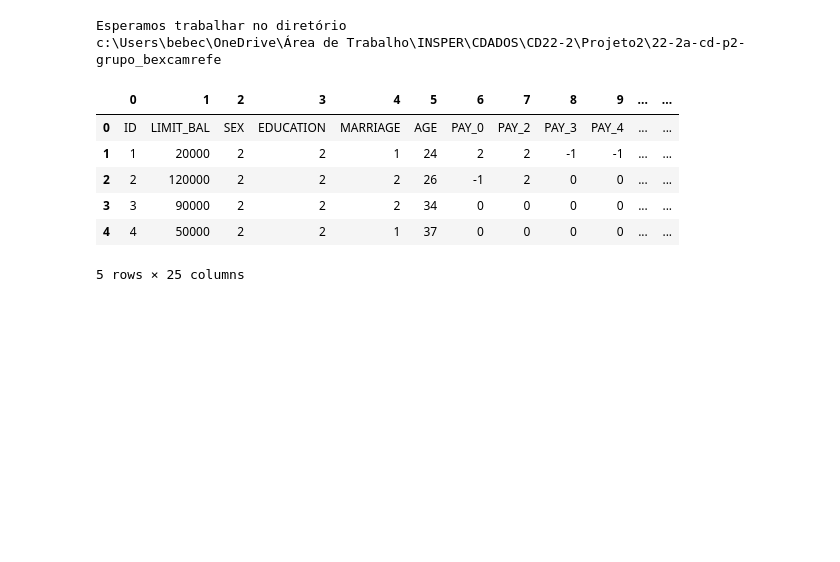
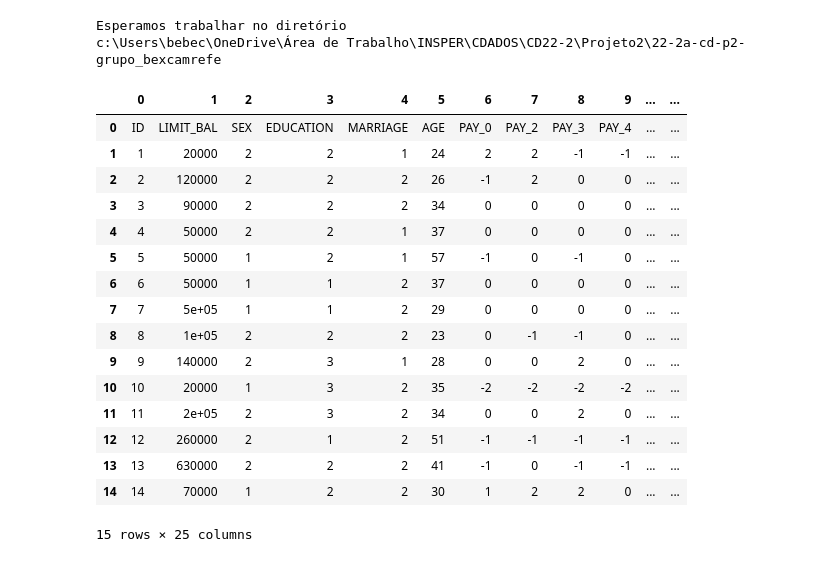
Before and after one commit to insper-classroom/22-2a-cd-p2-grupo_bexcamrefe, a Jupyter notebook: Relatorio_P2.ipynb, the cells around one changed output. Drawn from its saved outputs; the diff is of its cells as text; code cells hidden in the pictures; blank space fills up the shorter version.

```diff
--- a/Relatorio_P2.ipynb
+++ b/Relatorio_P2.ipynb
@@ -72,15 +98,25 @@ print(os.getcwd())
 Esperamos trabalhar no diretório
 c:\Users\bebec\OneDrive\Área de Trabalho\INSPER\CDADOS\CD22-2\Projeto2\22-2a-cd-p2-grupo_bexcamrefe
 # %%
+# Dataset original
 filename = 'UCI_Credit_Card.csv'
-train = pd.read_csv('UCI_Credit_Card.csv', header=None)
-
-train.head(5)
+dataset = pd.read_csv('UCI_Credit_Card.csv', header=None)
+dataset.head(15)
 # %% [output]
 |  | 0 | 1 | 2 | 3 | 4 | 5 | 6 | 7 | 8 | 9 | ... | ... |
 | 0 | ID | LIMIT_BAL | SEX | EDUCATION | MARRIAGE | AGE | PAY_0 | PAY_2 | PAY_3 | PAY_4 | ... | ... |
 | 1 | 1 | 20000 | 2 | 2 | 1 | 24 | 2 | 2 | -1 | -1 | ... | ... |
 | 2 | 2 | 120000 | 2 | 2 | 2 | 26 | -1 | 2 | 0 | 0 | ... | ... |
 | 3 | 3 | 90000 | 2 | 2 | 2 | 34 | 0 | 0 | 0 | 0 | ... | ... |
 | 4 | 4 | 50000 | 2 | 2 | 1 | 37 | 0 | 0 | 0 | 0 | ... | ... |
+| 5 | 5 | 50000 | 1 | 2 | 1 | 57 | -1 | 0 | -1 | 0 | ... | ... |
+| 6 | 6 | 50000 | 1 | 1 | 2 | 37 | 0 | 0 | 0 | 0 | ... | ... |
+| 7 | 7 | 5e+05 | 1 | 1 | 2 | 29 | 0 | 0 | 0 | 0 | ... | ... |
+| 8 | 8 | 1e+05 | 2 | 2 | 2 | 23 | 0 | -1 | -1 | 0 | ... | ... |
+| 9 | 9 | 140000 | 2 | 3 | 1 | 28 | 0 | 0 | 2 | 0 | ... | ... |
+| 10 | 10 | 20000 | 1 | 3 | 2 | 35 | -2 | -2 | -2 | -2 | ... | ... |
+| 11 | 11 | 2e+05 | 2 | 3 | 2 | 34 | 0 | 0 | 2 | 0 | ... | ... |
+| 12 | 12 | 260000 | 2 | 1 | 2 | 51 | -1 | -1 | -1 | -1 | ... | ... |
+| 13 | 13 | 630000 | 2 | 2 | 2 | 41 | -1 | 0 | -1 | -1 | ... | ... |
+| 14 | 14 | 70000 | 1 | 2 | 2 | 30 | 1 | 2 | 2 | 0 | ... | ... |
-5 rows × 25 columns
+15 rows × 25 columns
```
Also changed, not shown: parts of 6 cells of this notebook, 1 other file.
